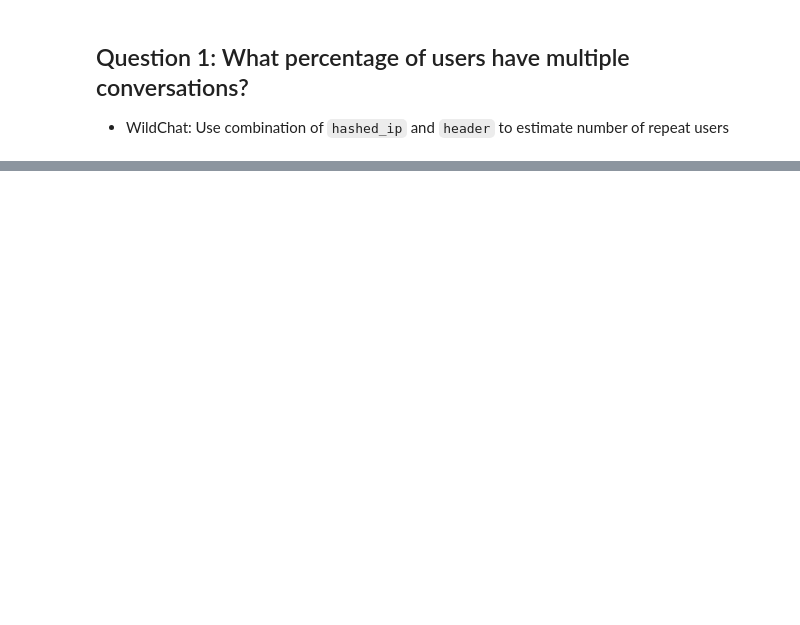
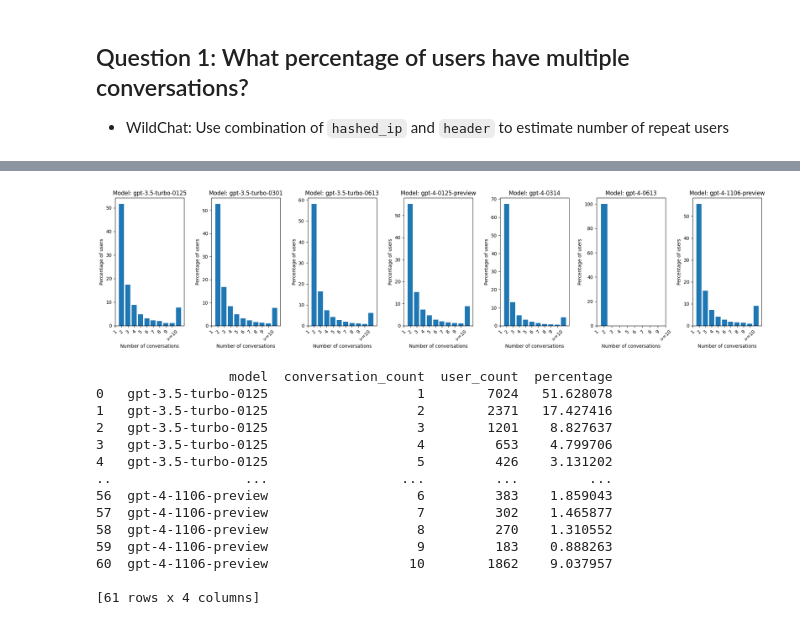
Before and after one commit to nlgkhoi/mbd-project-ut, a Jupyter notebook: khoi/notebook.ipynb, the cells around one changed output, grey strips where cells are left out. Drawn from its saved outputs; the diff is of its cells as text; code cells hidden in the pictures; blank space fills up the shorter version.

```diff
--- a/khoi/notebook.ipynb
+++ b/khoi/notebook.ipynb
@@ -104,0 +139,61 @@ wild_user_count.count() = 188517
+# %%
+# Group by model and count conversations per user
+# model_user_counts = wildchat_df.groupBy("composite_key", "model").count()
+model_user_counts = wildchat_df.groupBy("hashed_ip", "model").count()
+
+# Create distribution per model
+model_conversation_counts = model_user_counts.groupBy("model", "count")\
+	.agg(F.count("*").alias("user_count"))\
+	.orderBy("model", "count")
+
+# Group counts >= 10 together
+model_conversation_counts = model_conversation_counts.withColumn(
+	"conversation_count",
+	when(col("count") < 10, col("count")).otherwise(10)
+)
+
+# Aggregate after grouping
+model_conversation_counts = model_conversation_counts.groupBy("model", "conversation_count")\
+	.agg(F.sum("user_count").alias("user_count"))\
+	.orderBy("model", "conversation_count")
+
+# Convert to pandas for easier plotting
+model_df = model_conversation_counts.toPandas()
+
+# Calculate percentages per model
+model_df['percentage'] = model_df.groupby('model')['user_count'].transform(
+	lambda x: (x / x.sum()) * 100
+)
+
+# Create subplots for each model
+models = model_df['model'].unique()
+fig, axes = plt.subplots(1, len(models), figsize=(20, 5))
+
+for i, model in enumerate(models):
+	model_data = model_df[model_df['model'] == model]
+	axes[i].bar(model_data['conversation_count'], model_data['percentage'])
+	axes[i].set_title(f'Model: {model}')
+	axes[i].set_xlabel('Number of conversations')
+	axes[i].set_ylabel('Percentage of users')
+	axes[i].set_xticks(range(10))
+	axes[i].set_xticklabels([str(i) for i in range(1, 10)] + ['>=10'], rotation=45)
+
+plt.tight_layout()
+plt.show()
+print(model_df)
+# %% [output]
+[figure, added]
+                 model  conversation_count  user_count  percentage
+0   gpt-3.5-turbo-0125                   1        7024   51.628078
+1   gpt-3.5-turbo-0125                   2        2371   17.427416
+2   gpt-3.5-turbo-0125                   3        1201    8.827637
+3   gpt-3.5-turbo-0125                   4         653    4.799706
+4   gpt-3.5-turbo-0125                   5         426    3.131202
+..                 ...                 ...         ...         ...
+56  gpt-4-1106-preview                   6         383    1.859043
+57  gpt-4-1106-preview                   7         302    1.465877
+58  gpt-4-1106-preview                   8         270    1.310552
+59  gpt-4-1106-preview                   9         183    0.888263
+60  gpt-4-1106-preview                  10        1862    9.037957
+
+[61 rows x 4 columns]
```
Also changed, not shown: parts of 26 cells of this notebook, 3 other files.
